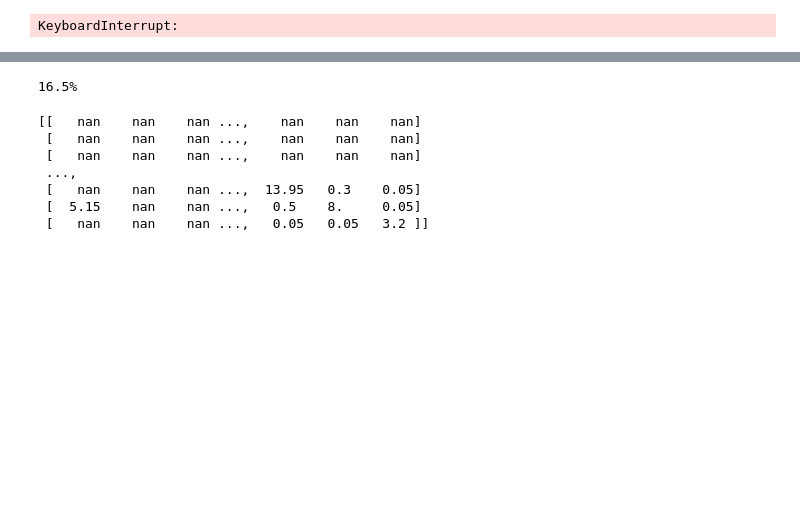
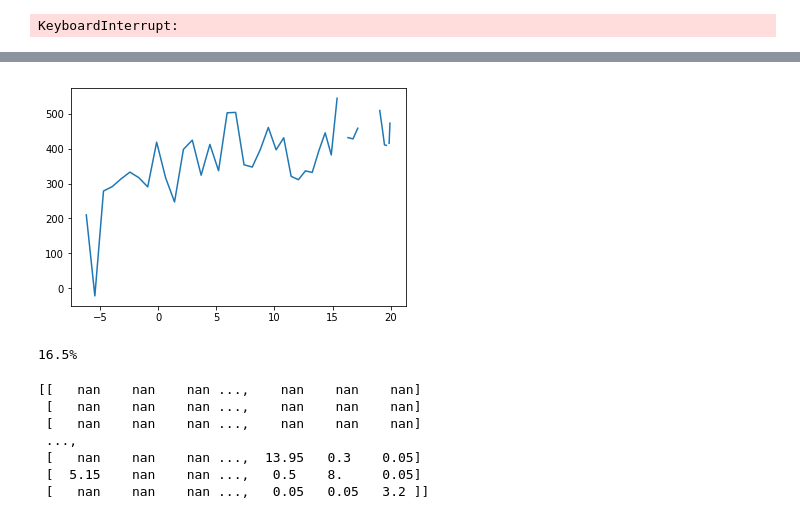
Before and after one commit to remysucre/SimplePendulum, a Jupyter notebook: Pendulum_SymplecticPartC.ipynb, the cells around one changed output, grey strips where cells are left out. Saved outputs shown, nothing was run; the diff lists cells and outputs as text; code cells hidden in the pictures; blank space fills up the shorter version.

```diff
--- a/Pendulum_SymplecticPartC.ipynb
+++ b/Pendulum_SymplecticPartC.ipynb
@@ -230,3 +234,20 @@ plt.show()
+# %%
+numTh = 20
+thetas = np.linspace(0.4,1,numTh)*np.pi
+lams = np.zeros(thetas.size)
+energies = np.zeros(thetas.size)
+
+for i in range(thetas.size):
+    print(np.around(100*i/numTh,1),end="%\r") #display progress of calculations)
+    for j in range(thetas.size)
+        th0 = np.array([thetas[i],thetas[j]])
+        lams[i] = lyapunov(th0,u0,pert,t,dt,params)[0]
+        energies[i] = energy(th0,u0,params["L"],params["g"])
+# %%
+plt.plot(energies,lams)
+plt.show()
+# %% [output]
+[figure, added]
 # %%
 # Time for pendulum to flip
 
```
Also changed, not shown: parts of 8 cells of this notebook, 13 other files.
